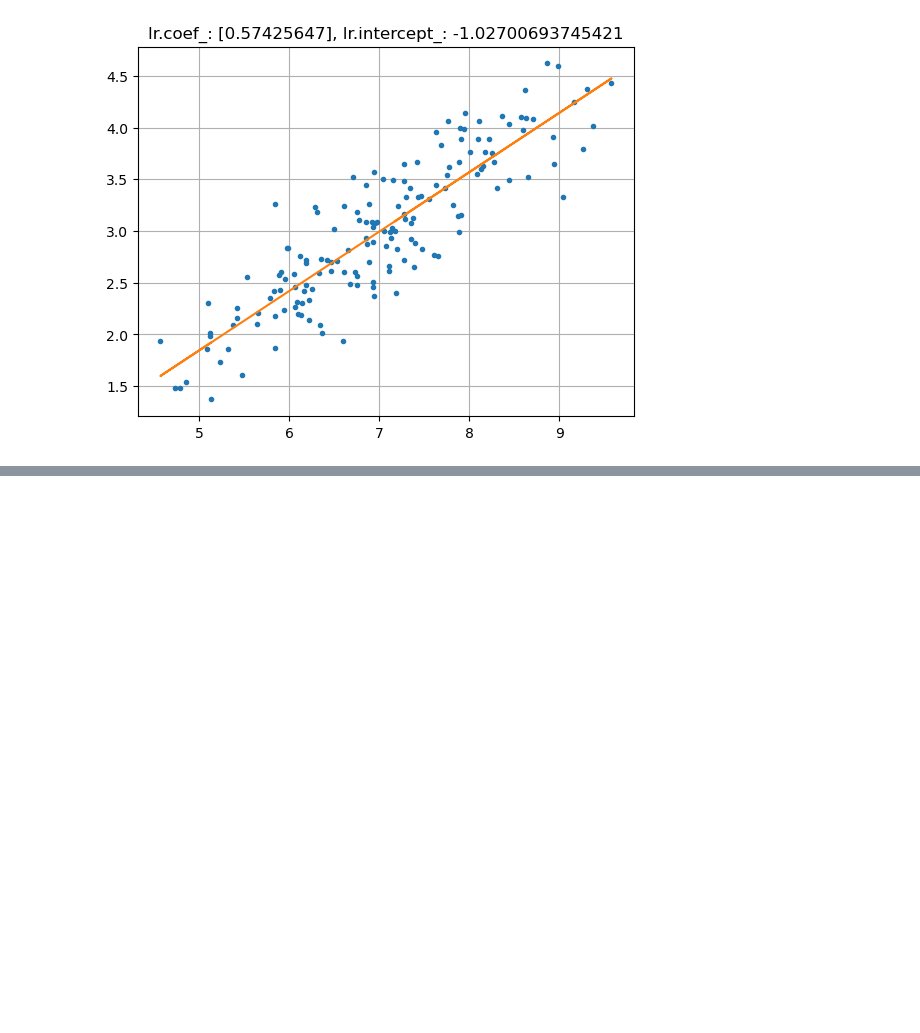
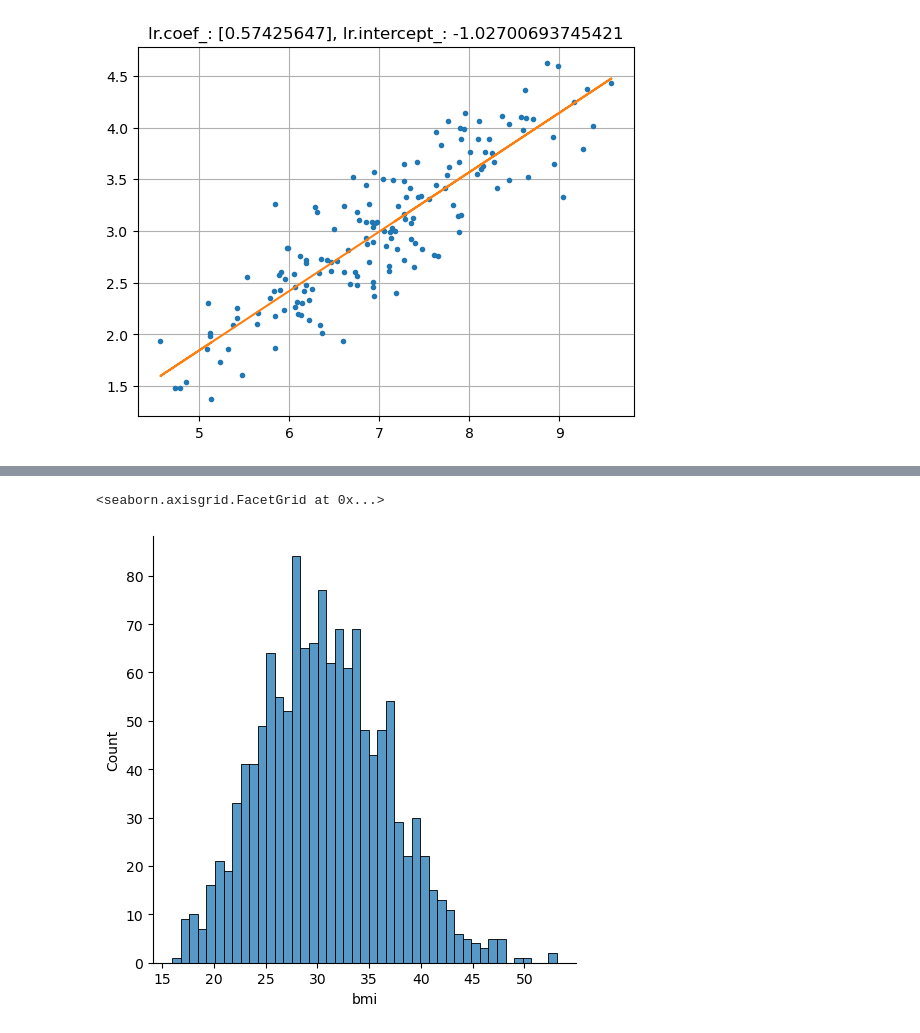
Before and after one commit to sandra-biology/Data-Analytics-A, a Jupyter notebook: Linear regression practice.ipynb, the cells around one changed output, grey strips where cells are left out. Saved outputs shown, nothing was run; the diff lists cells and outputs as text; code cells hidden in the pictures; blank space fills up the shorter version.

```diff
--- a/Linear regression practice.ipynb
+++ b/Linear regression practice.ipynb
@@ -84,0 +209,5 @@ rmse: 11.945715223570827
+# %%
+sns.displot(data=medical_df, x='bmi', bins=45)
+# %% [output]
+<seaborn.axisgrid.FacetGrid at 0x...>
+[figure, added]
```
Also changed, not shown: parts of 60 cells of this notebook.
